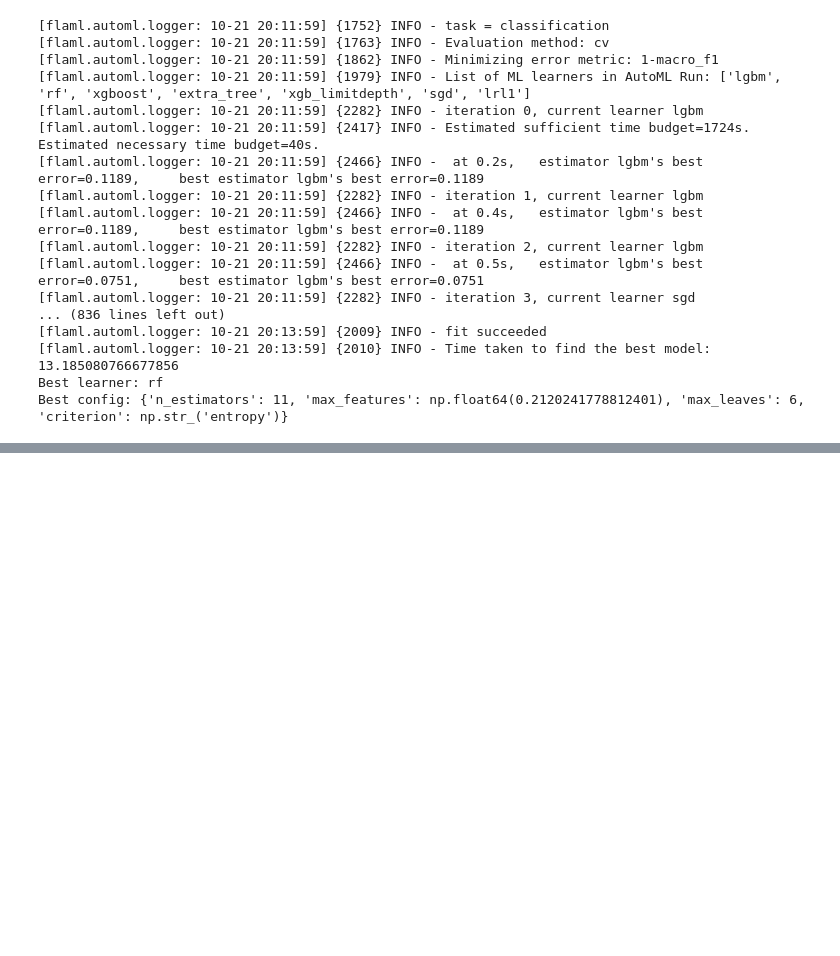
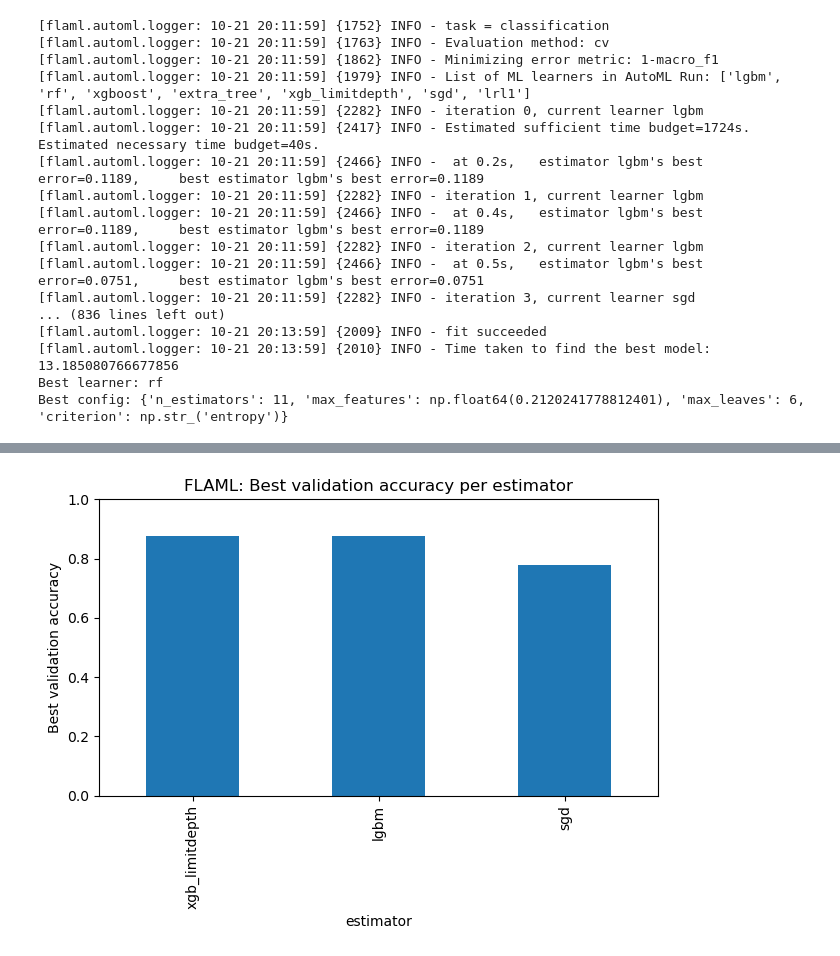
Before and after one commit to YiTian-Cloud/data-science-workshop, a Jupyter notebook: dataScienceAutoML.ipynb, the cells around one changed output, grey strips where cells are left out. Drawn from its saved outputs; the diff is of its cells as text; code cells hidden in the pictures; blank space fills up the shorter version.

```diff
--- a/dataScienceAutoML.ipynb
+++ b/dataScienceAutoML.ipynb
@@ -136,0 +427,17 @@ Test accuracy: 0.8764
+# %%
+import matplotlib.pyplot as plt
+
+best = (df_trials
+        .groupby("estimator")["val_acc"]
+        .max()
+        .sort_values(ascending=False))
+
+plt.figure()
+best.plot(kind="bar")
+plt.ylim(0, 1)
+plt.ylabel("Best validation accuracy")
+plt.title("FLAML: Best validation accuracy per estimator")
+plt.tight_layout()
+plt.show()
+# %% [output]
+[figure, added]
```
Also changed, not shown: parts of 48 cells of this notebook.
